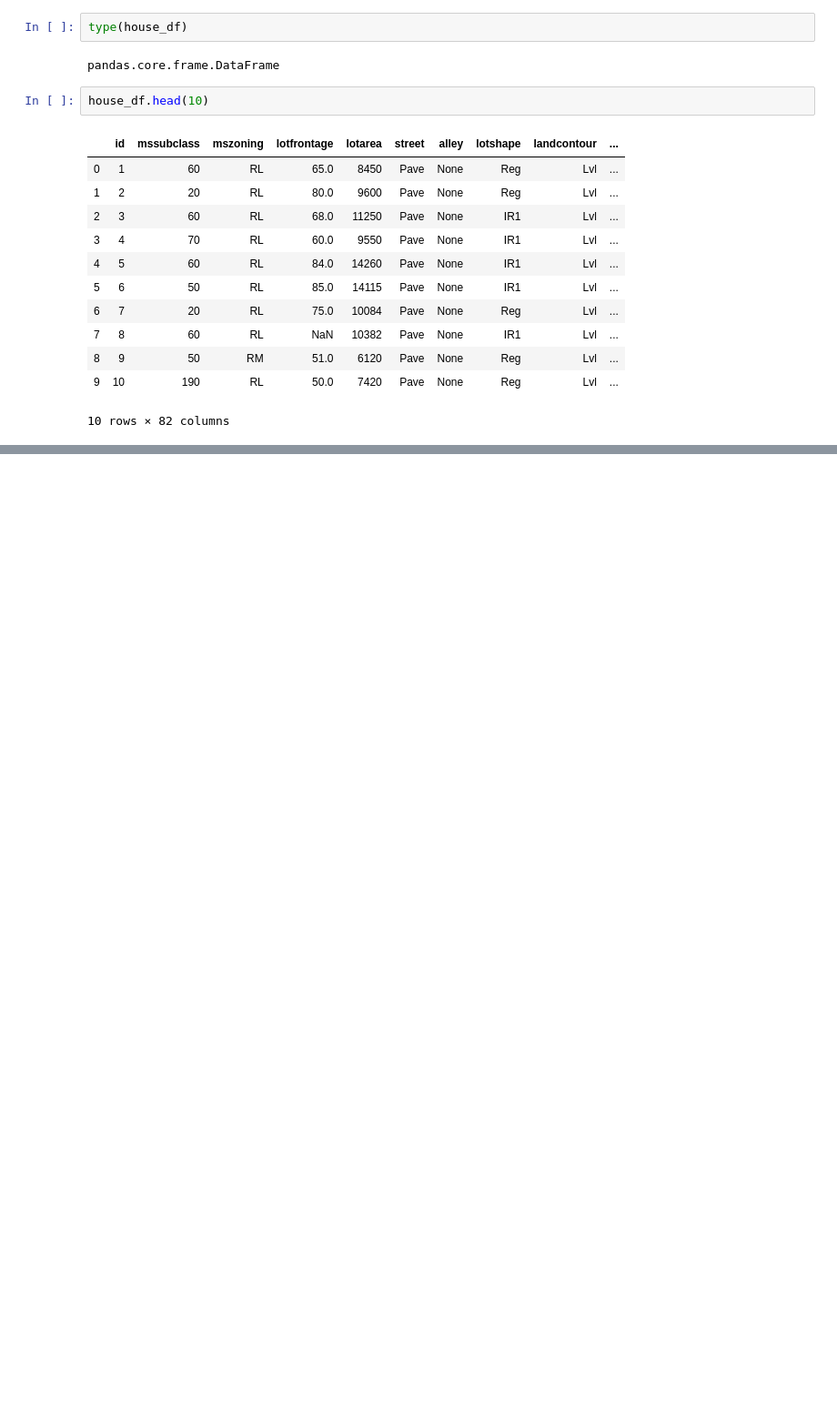
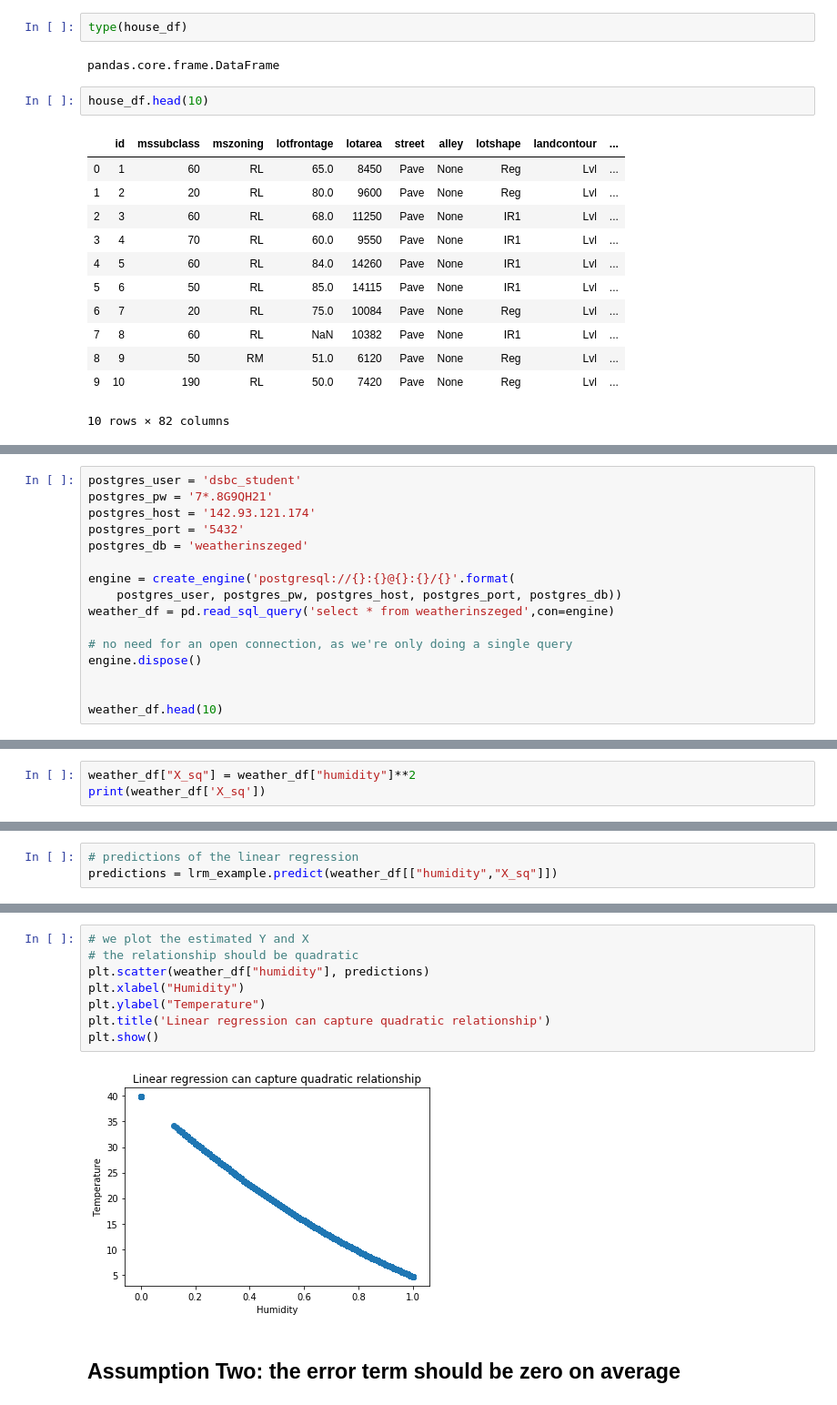
Before and after one commit to pitaconsumer/Classification-Regression, a Jupyter notebook: Module 18-Regression.ipynb, the cells around one changed output, grey strips where cells are left out. Shown: that part at 91% size. Cells and saved outputs as stored; diff of their text form; blank space fills up the shorter version.

```diff
--- a/Module 18-Regression.ipynb
+++ b/Module 18-Regression.ipynb
@@ -271,0 +374,16 @@ results.summary()
+# %%
+postgres_user = 'dsbc_student'
+postgres_pw = '7*.8G9QH21'
+postgres_host = '142.93.121.174'
+postgres_port = '5432'
+postgres_db = 'weatherinszeged'
+
+engine = create_engine('postgresql://{}:{}@{}:{}/{}'.format(
+    postgres_user, postgres_pw, postgres_host, postgres_port, postgres_db))
+weather_df = pd.read_sql_query('select * from weatherinszeged',con=engine)
+
+# no need for an open connection, as we're only doing a single query
+engine.dispose()
+
+
+weather_df.head(10)
@@ -271,0 +415,3 @@ results.summary()
+# %%
+weather_df["X_sq"] = weather_df["humidity"]**2
+print(weather_df['X_sq'])
@@ -271,0 +431,3 @@ results.summary()
+# %%
+# predictions of the linear regression
+predictions = lrm_example.predict(weather_df[["humidity","X_sq"]])
@@ -271,0 +458,12 @@ results.summary()
+# %%
+# we plot the estimated Y and X
+# the relationship should be quadratic
+plt.scatter(weather_df["humidity"], predictions)
+plt.xlabel("Humidity")
+plt.ylabel("Temperature")
+plt.title('Linear regression can capture quadratic relationship')
+plt.show()
+# %% [output]
+[figure, added]
+# %% [markdown]
+## Assumption Two: the error term should be zero on average
```
Also changed, not shown: parts of 38 cells of this notebook.
